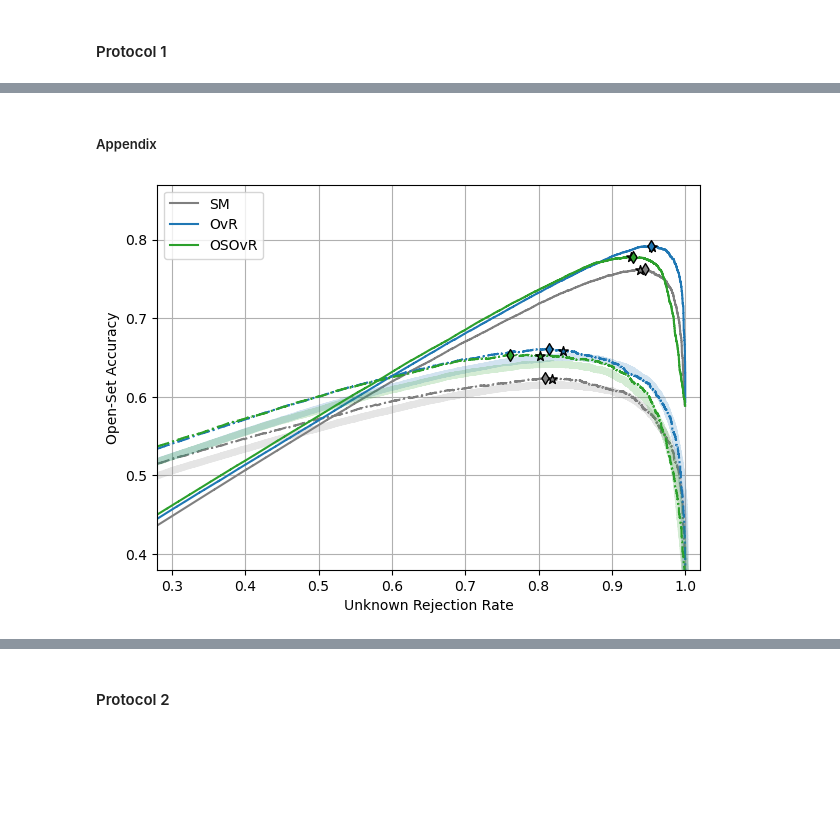
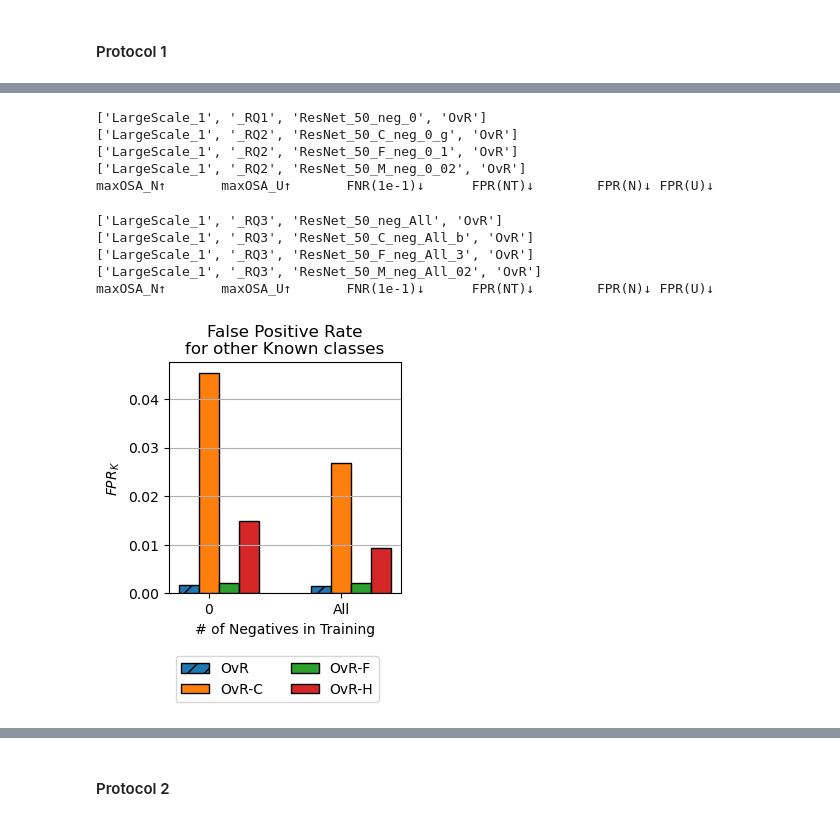
Before and after one commit to hk-kaden-kim/openset-binary, a Jupyter notebook: results-large.ipynb, the cells around one changed output, grey strips where cells are left out. Drawn from its saved outputs; the diff is of its cells as text; code cells hidden in the pictures; blank space fills up the shorter version.

```diff
--- a/results-large.ipynb
+++ b/results-large.ipynb
@@ -412,6 +231,72 @@ acc     auroc   openauc _val    _neg    _unkn * _neg    _unkn
-# %% [markdown]
-##### Appendix
-# %%
-evals.plot_OSAC(data_info, [CMAP[7],CMAP[0],CMAP[2]], figsize=(7,5), lim=((0.28, 1.02),(0.38,0.87)))
-# %% [output]
-[figure, removed]
+# %%
+data_info = []
+data_info.append(ovr_data_info_1[PROTOCOL-1])
+data_info.append(ovr_data_info_2_T[PROTOCOL-1]['C'][1])
+data_info.append(ovr_data_info_2_T[PROTOCOL-1]['F'][0])
+data_info.append(ovr_data_info_2_T[PROTOCOL-1]['M'][0])
+
+for idx in range(len(data_info)):
+    print(data_info[idx]['info'])
+
+results_no_neg = evals.print_metrics(data_info, is_verbose=False)
+# %% [output]
+['LargeScale_1', '_RQ1', 'ResNet_50_neg_0', 'OvR']
+['LargeScale_1', '_RQ2', 'ResNet_50_C_neg_0_g', 'OvR']
+['LargeScale_1', '_RQ2', 'ResNet_50_F_neg_0_1', 'OvR']
+['LargeScale_1', '_RQ2', 'ResNet_50_M_neg_0_02', 'OvR']
+maxOSA_N↑       maxOSA_U↑       FNR(1e-1)↓      FPR(NT)↓        FPR(N)↓ FPR(U)↓
+# %%
+data_info = []
+data_info.append(ovr_data_info_3_T[PROTOCOL-1]['base'][0])
+data_info.append(ovr_data_info_3_T[PROTOCOL-1]['C'][0])
+data_info.append(ovr_data_info_3_T[PROTOCOL-1]['F'][2])
+data_info.append(ovr_data_info_3_T[PROTOCOL-1]['M'][0])
+
+for idx in range(len(data_info)):
+    print(data_info[idx]['info'])
+
+results_all_neg = evals.print_metrics(data_info, is_verbose=False)
+# %% [output]
+['LargeScale_1', '_RQ3', 'ResNet_50_neg_All', 'OvR']
+['LargeScale_1', '_RQ3', 'ResNet_50_C_neg_All_b', 'OvR']
+['LargeScale_1', '_RQ3', 'ResNet_50_F_neg_All_3', 'OvR']
+['LargeScale_1', '_RQ3', 'ResNet_50_M_neg_All_02', 'OvR']
+maxOSA_N↑       maxOSA_U↑       FNR(1e-1)↓      FPR(NT)↓        FPR(N)↓ FPR(U)↓
+# %%
+# set width of bar
+barWidth = 0.15
+fig = plt.subplots(figsize =(3,3))
+
+# set height of bar
+OvR = [results_no_neg['res_fpr_fnr'][0]['fpr_nt_avg'], results_all_neg['res_fpr_fnr'][0]['fpr_nt_avg']]
+OvR_C = [results_no_neg['res_fpr_fnr'][1]['fpr_nt_avg'], results_all_neg['res_fpr_fnr'][1]['fpr_nt_avg']]
+OvR_F = [results_no_neg['res_fpr_fnr'][2]['fpr_nt_avg'], results_all_neg['res_fpr_fnr'][2]['fpr_nt_avg']]
+OvR_H = [results_no_neg['res_fpr_fnr'][3]['fpr_nt_avg'], results_all_neg['res_fpr_fnr'][3]['fpr_nt_avg']]
+
+# Set position of bar on X axis
+br1 = np.arange(len(OvR))
+br2 = [x + barWidth for x in br1]
+br3 = [x + barWidth for x in br2]
+br4 = [x + barWidth for x in br3]
+
+# Make the plot
+plt.bar(br1, OvR, color =CMAP_t10[0], width = barWidth,
+        edgecolor ='black', label ='OvR', hatch="//")
+plt.bar(br2, OvR_C, color =CMAP_t10[1], width = barWidth,
+        edgecolor ='black', label ='OvR-C')
+plt.bar(br3, OvR_F, color =CMAP_t10[2], width = barWidth,
+        edgecolor ='black', label ='OvR-F')
+plt.bar(br4, OvR_H, color =CMAP_t10[3], width = barWidth,
+        edgecolor ='black', label ='OvR-H')
+
+# Adding Xticks
+plt.title("False Positive Rate\nfor other Known classes")
+plt.xlabel('# of Negatives in Training')
+plt.ylabel('$FPR_K$')
+plt.xticks([r + barWidth for r in range(len(OvR))],
+        ['0', 'All'])
+plt.grid(axis='y')
+plt.legend(loc='lower left', bbox_to_anchor=(0.0, -0.5), ncols=2)
+plt.show()
+# %% [output]
+[figure, added]
```
Also changed, not shown: parts of 152 cells of this notebook, 29 other files.
